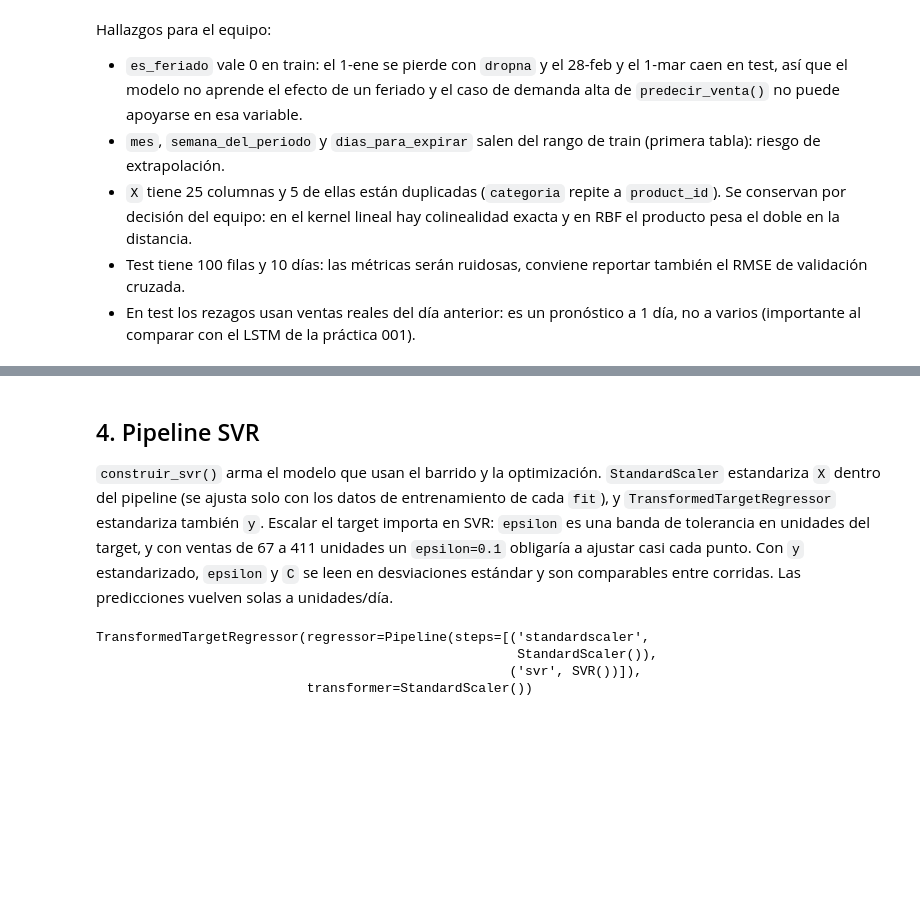
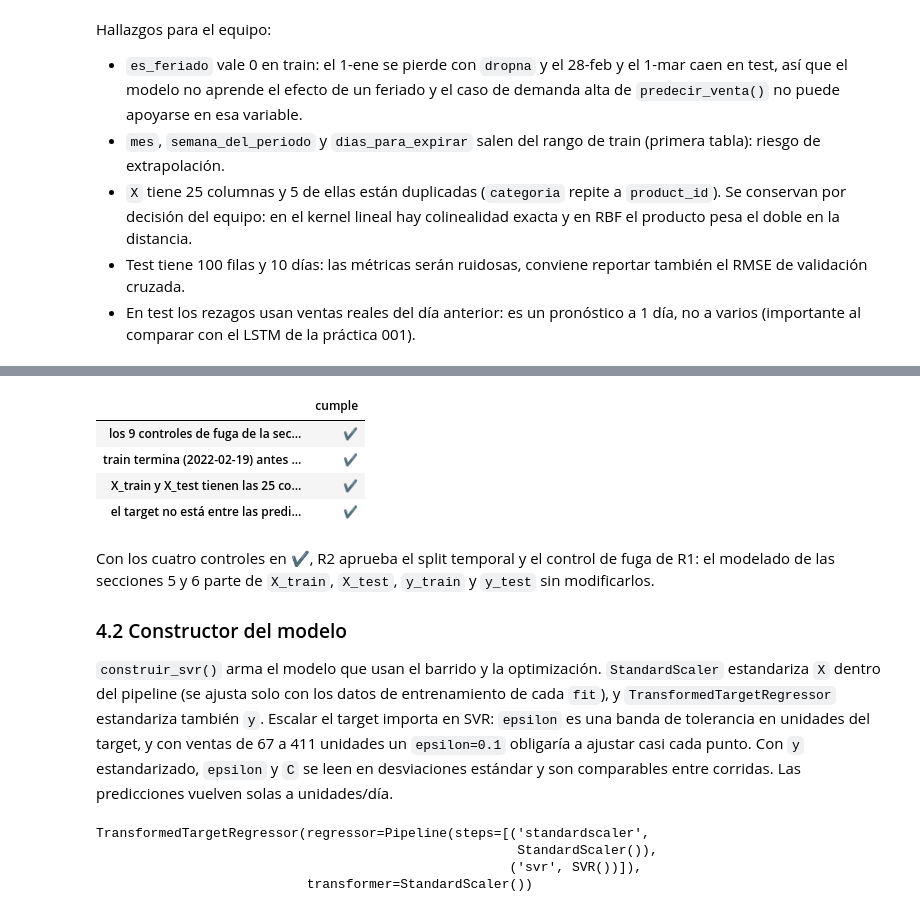
Before and after one commit to nnyez/practica-002, a Jupyter notebook: src/jose/practica-002-v1/modelado_mlflow.ipynb, the cells around one changed output, grey strips where cells are left out. Cells and saved outputs as stored; diff of their text form; code cells hidden in the pictures; blank space fills up the shorter version.

```diff
--- a/src/jose/practica-002-v1/modelado_mlflow.ipynb
+++ b/src/jose/practica-002-v1/modelado_mlflow.ipynb
@@ -424,5 +430,23 @@ Hallazgos para el equipo:
+# %%
+fechas_train, fechas_test = df.loc[es_train, "fecha_venta"], df.loc[~es_train, "fecha_venta"]
+aprobacion = {
+    "los 9 controles de fuga de la sección 3.5 se cumplen": len(controles) == 9 and all(controles.values()),
+    f"train termina ({fechas_train.max().date()}) antes de que empiece test ({fechas_test.min().date()})": fechas_train.max() < fechas_test.min(),
+    "X_train y X_test tienen las 25 columnas de COLUMNAS": list(X_train) == list(X_test) == COLUMNAS and len(COLUMNAS) == 25,
+    "el target no está entre las predictoras": TARGET not in COLUMNAS,
+}
+assert all(aprobacion.values()), "R2 no puede aprobar el split: revisar la sección 3.5"
+pd.Series(aprobacion, name="cumple").map({True: "✔", False: "✘"}).to_frame()
+# %% [output]
+|  | cumple |
+| los 9 controles de fuga de la sec... | ✔ |
+| train termina (2022-02-19) antes ... | ✔ |
+| X_train y X_test tienen las 25 co... | ✔ |
+| el target no está entre las predi... | ✔ |
 # %% [markdown]
-## 4. Pipeline SVR
+Con los cuatro controles en ✔, R2 aprueba el split temporal y el control de fuga de R1: el modelado de las secciones 5 y 6 parte de `X_train`, `X_test`, `y_train` y `y_test` sin modificarlos.
+
+### 4.2 Constructor del modelo
 
 `construir_svr()` arma el modelo que usan el barrido y la optimización. `StandardScaler` estandariza `X` dentro del pipeline (se ajusta solo con los datos de entrenamiento de cada `fit`), y `TransformedTargetRegressor` estandariza también `y`. Escalar el target importa en SVR: `epsilon` es una banda de tolerancia en unidades del target, y con ventas de 67 a 411 unidades un `epsilon=0.1` obligaría a ajustar casi cada punto. Con `y` estandarizado, `epsilon` y `C` se leen en desviaciones estándar y son comparables entre corridas. Las predicciones vuelven solas a unidades/día.
 # %%
```
Also changed, not shown: parts of 6 cells of this notebook, 3 other files.
